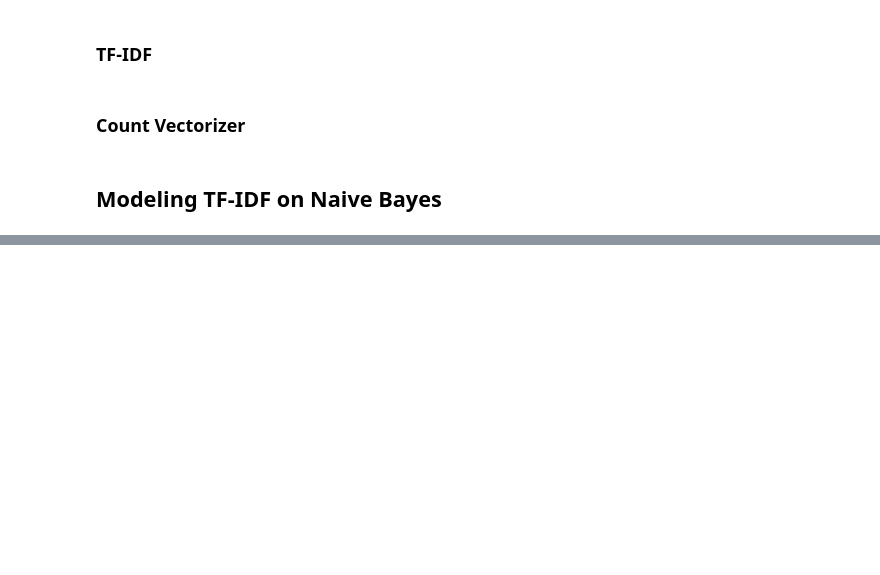
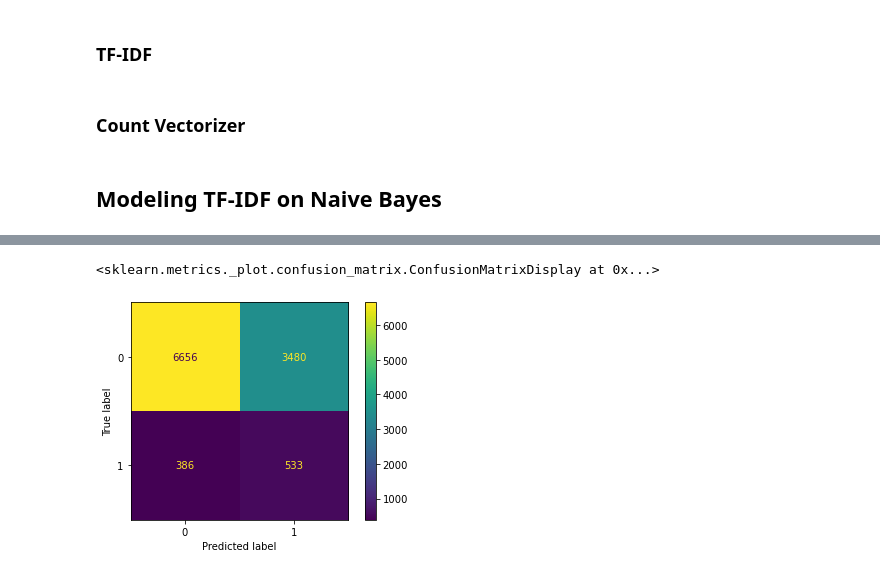
Before and after one commit to cdlc01/Twitter_Hate_Speech_Analysis, a Jupyter notebook: Naive Bayes & Multinomial Naive Bayes.ipynb, the cells around one changed output, grey strips where cells are left out. Drawn from its saved outputs; the diff is of its cells as text; code cells hidden in the pictures; blank space fills up the shorter version.

```diff
--- a/Naive Bayes & Multinomial Naive Bayes.ipynb
+++ b/Naive Bayes & Multinomial Naive Bayes.ipynb
@@ -127,2 +144,7 @@ gnb_tfidf.score(X_val_vec_dense, y_val)
 # %%
 from sklearn.metrics import plot_confusion_matrix, plot_roc_curve, classification_report
+# %%
+plot_confusion_matrix(gnb_tfidf, X_val_vec_dense, y_val)
+# %% [output]
+<sklearn.metrics._plot.confusion_matrix.ConfusionMatrixDisplay at 0x...>
+[figure, added]
```
Also changed, not shown: parts of 64 cells of this notebook, 1 other file.
